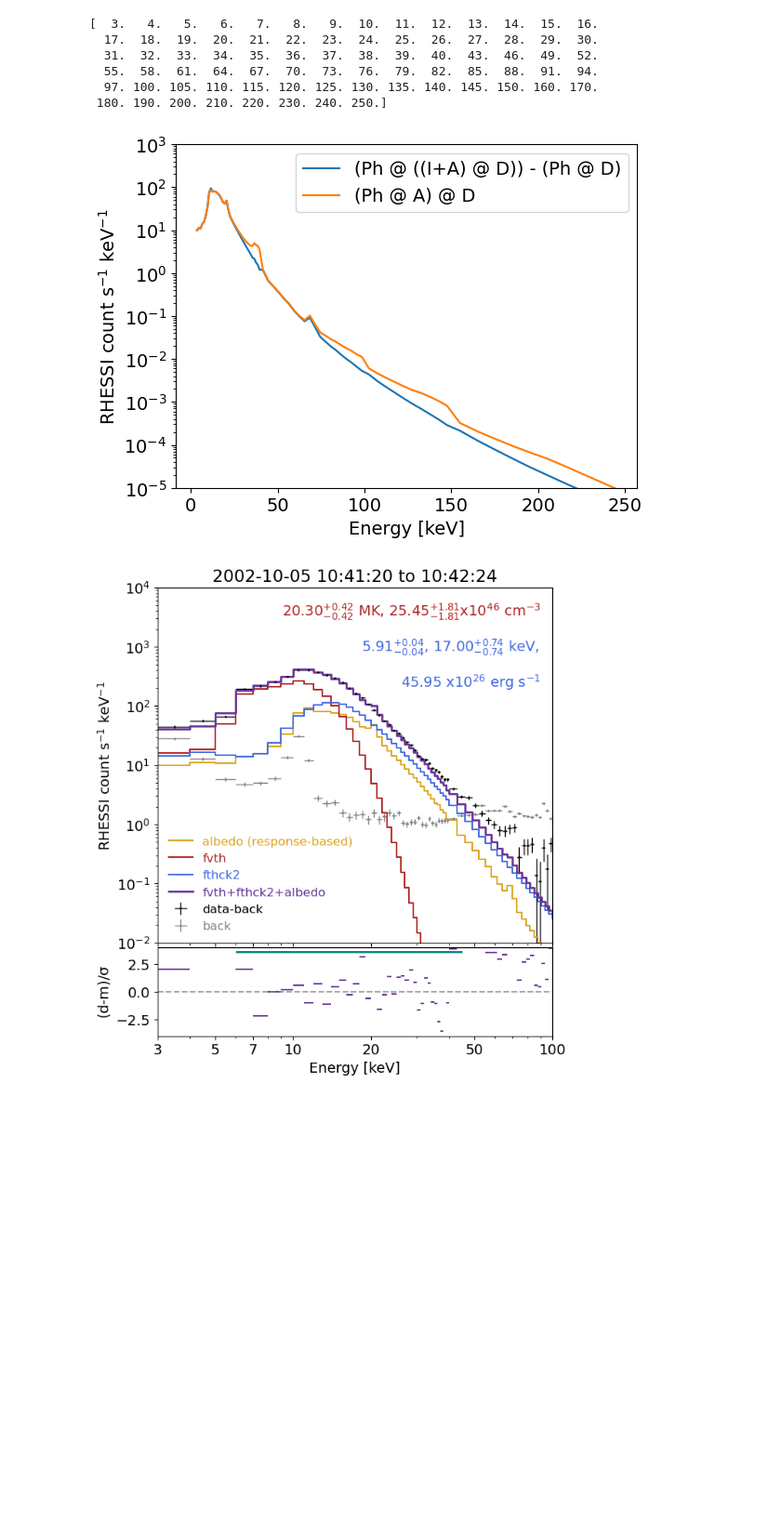
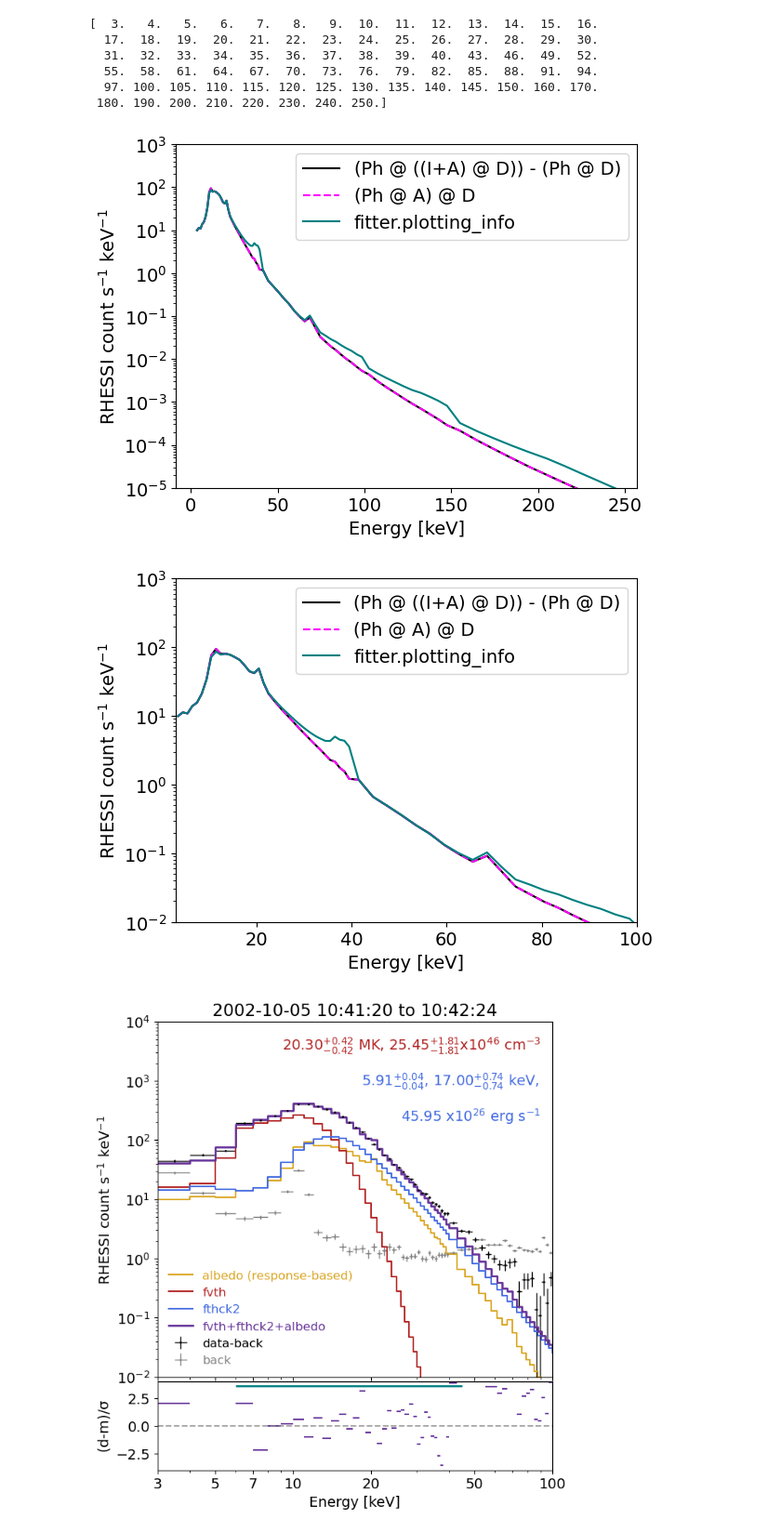
Before and after one commit to ianan/albedo_test, a Jupyter notebook: sks_rhessi_flare.ipynb, the cells around one changed output. Shown at 93% size. Saved outputs shown, nothing was run; the diff lists cells and outputs as text; code cells hidden in the pictures; blank space fills up the shorter version.

```diff
--- a/sks_rhessi_flare.ipynb
+++ b/sks_rhessi_flare.ipynb
@@ -194,18 +194,35 @@ bkg = fitter.plotting_info['spectrum1']['background_rate']
 if len(bkg) == 2 * len(fmd):  # handle step-duplicated background arrays
     bkg = bkg[::2]
 fal = fmd - subsum - bkg
+
+# Just calculate directly, like the fitter should be doing....
+fal2=(phi_total @ A) @ R
 # %%
 # engs are the bin mid points
-plt.plot(engs,fal_rsp,label='(Ph @ ((I+A) @ D)) - (Ph @ D)')
-plt.plot(engs,fal,label='(Ph @ A) @ D')
+plt.plot(engs,fal_rsp,label='(Ph @ ((I+A) @ D)) - (Ph @ D)',color='black')
+plt.plot(engs,fal2,label='(Ph @ A) @ D',linestyle='dashed',color='magenta')
+plt.plot(engs,fal,label='fitter.plotting_info',color='teal')
 plt.ylabel(r'RHESSI count s$\mathit{^{-1}}$ keV$\mathit{^{-1}}$')
 plt.xlabel('Energy [keV]')
 plt.yscale('log')
 plt.ylim([1e-5,1e3])
 plt.legend()
 plt.show()
+
+plt.plot(engs,fal_rsp,label='(Ph @ ((I+A) @ D)) - (Ph @ D)',color='black')
+plt.plot(engs,fal2,label='(Ph @ A) @ D',linestyle='dashed',color='magenta')
+plt.plot(engs,fal,label='fitter.plotting_info',color='teal')
+plt.ylabel(r'RHESSI count s$\mathit{^{-1}}$ keV$\mathit{^{-1}}$')
+plt.xlabel('Energy [keV]')
+plt.yscale('log')
+xlim, ylim = [3,100], [1e-2,1e3]
+plt.xlim(xlim)
+plt.ylim(ylim)
+plt.legend()
+plt.show()
 # %% [output]
-[figure, old version]
+[figure, new version]
+[figure, added]
 # %%
 plt.rcParams.update({'mathtext.default': 'regular'})
 yrlim=[-4,4]
```
